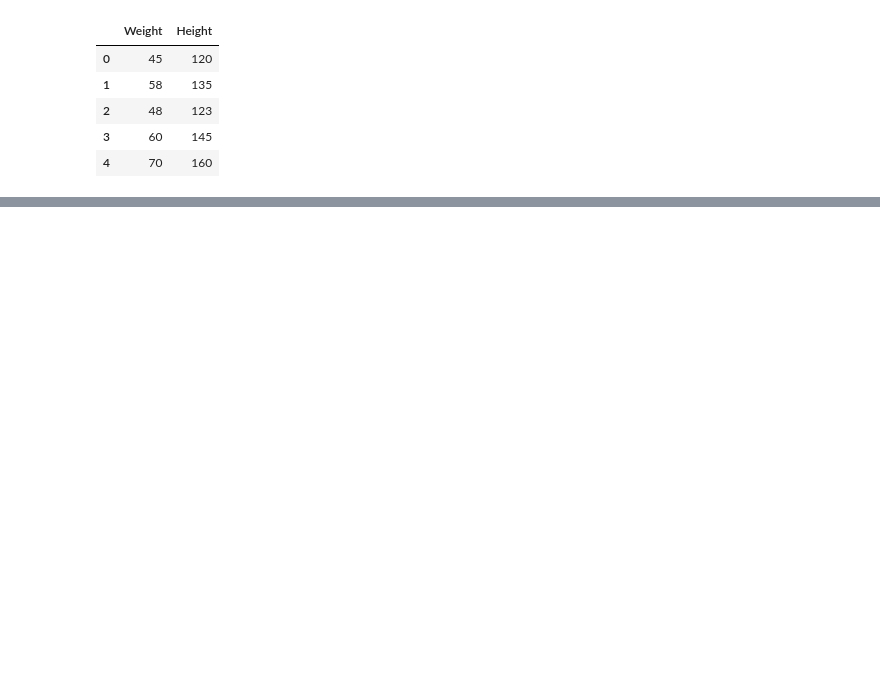
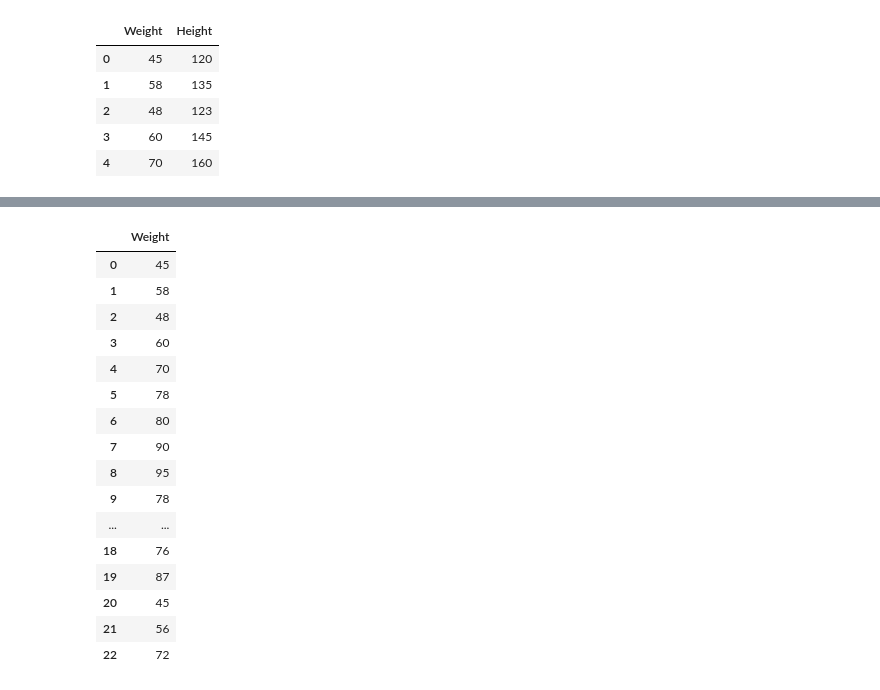
Before and after one commit to IshwarRajChauhan/ML-IRC, a Jupyter notebook: 8-SimpleLinearRegression/1-LinearRegressionPractical.ipynb, the cells around one changed output, grey strips where cells are left out. Drawn from its saved outputs; the diff is of its cells as text; code cells hidden in the pictures; blank space fills up the shorter version.

```diff
--- a/8-SimpleLinearRegression/1-LinearRegressionPractical.ipynb
+++ b/8-SimpleLinearRegression/1-LinearRegressionPractical.ipynb
@@ -16,0 +39,22 @@ df.head()
+# %%
+## Independent and dependent features
+X=df[['Weight']]   #Independent feature should always be a dataframe or 2D array
+X
+# %% [output]
+|  | Weight |
+| 0 | 45 |
+| 1 | 58 |
+| 2 | 48 |
+| 3 | 60 |
+| 4 | 70 |
+| 5 | 78 |
+| 6 | 80 |
+| 7 | 90 |
+| 8 | 95 |
+| 9 | 78 |
+| ... | ... |
+| 18 | 76 |
+| 19 | 87 |
+| 20 | 45 |
+| 21 | 56 |
+| 22 | 72 |
```
Also changed, not shown: parts of 26 cells of this notebook.
